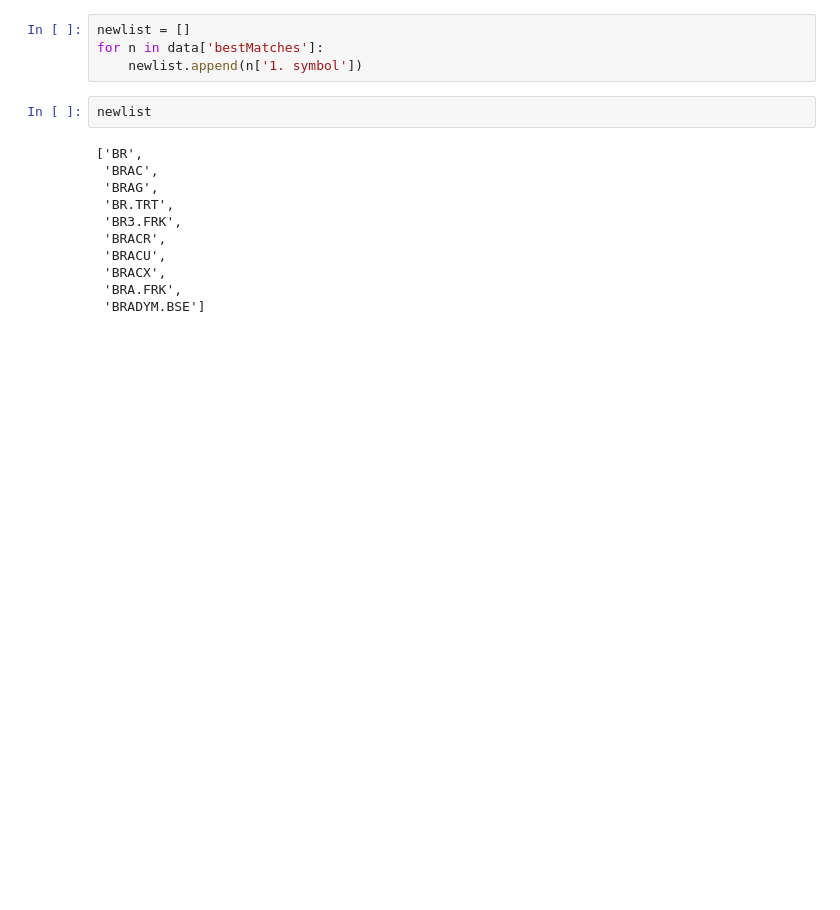
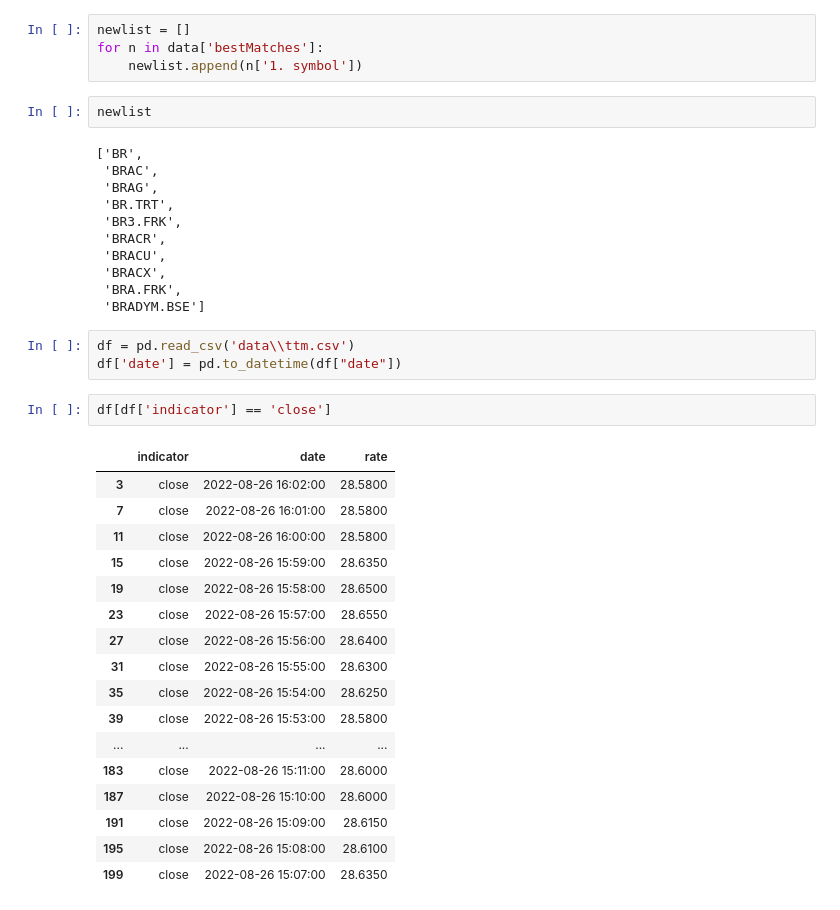
Before and after one commit to lucastere10/projects, a Jupyter notebook: Python Projects/Dash/Dash Finance App/test.ipynb, the cells around one changed output. Drawn from its saved outputs; the diff is of its cells as text; blank space fills up the shorter version.

```diff
--- a/Python Projects/Dash/Dash Finance App/test.ipynb
+++ b/Python Projects/Dash/Dash Finance App/test.ipynb
@@ -37,3 +40,26 @@ newlist
  'BRACX',
  'BRA.FRK',
  'BRADYM.BSE']
+# %%
+df = pd.read_csv('data\\ttm.csv')
+df['date'] = pd.to_datetime(df["date"])
+# %%
+df[df['indicator'] == 'close']
+# %% [output]
+|  | indicator | date | rate |
+| 3 | close | 2022-08-26 16:02:00 | 28.5800 |
+| 7 | close | 2022-08-26 16:01:00 | 28.5800 |
+| 11 | close | 2022-08-26 16:00:00 | 28.5800 |
+| 15 | close | 2022-08-26 15:59:00 | 28.6350 |
+| 19 | close | 2022-08-26 15:58:00 | 28.6500 |
+| 23 | close | 2022-08-26 15:57:00 | 28.6550 |
+| 27 | close | 2022-08-26 15:56:00 | 28.6400 |
+| 31 | close | 2022-08-26 15:55:00 | 28.6300 |
+| 35 | close | 2022-08-26 15:54:00 | 28.6250 |
+| 39 | close | 2022-08-26 15:53:00 | 28.5800 |
+| ... | ... | ... | ... |
+| 183 | close | 2022-08-26 15:11:00 | 28.6000 |
+| 187 | close | 2022-08-26 15:10:00 | 28.6000 |
+| 191 | close | 2022-08-26 15:09:00 | 28.6150 |
+| 195 | close | 2022-08-26 15:08:00 | 28.6100 |
+| 199 | close | 2022-08-26 15:07:00 | 28.6350 |
```
Also changed, not shown: parts of 2 cells of this notebook.
